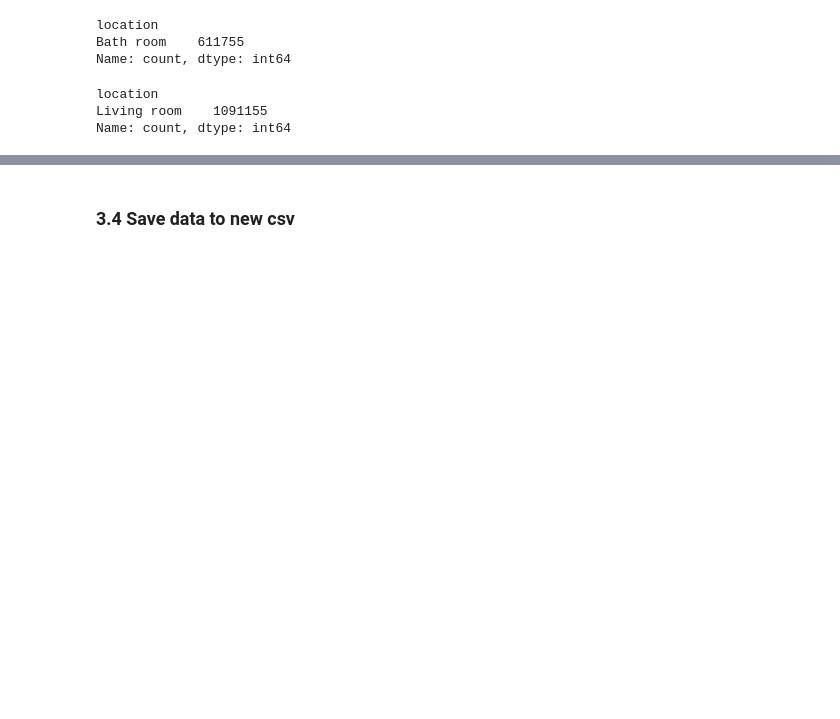
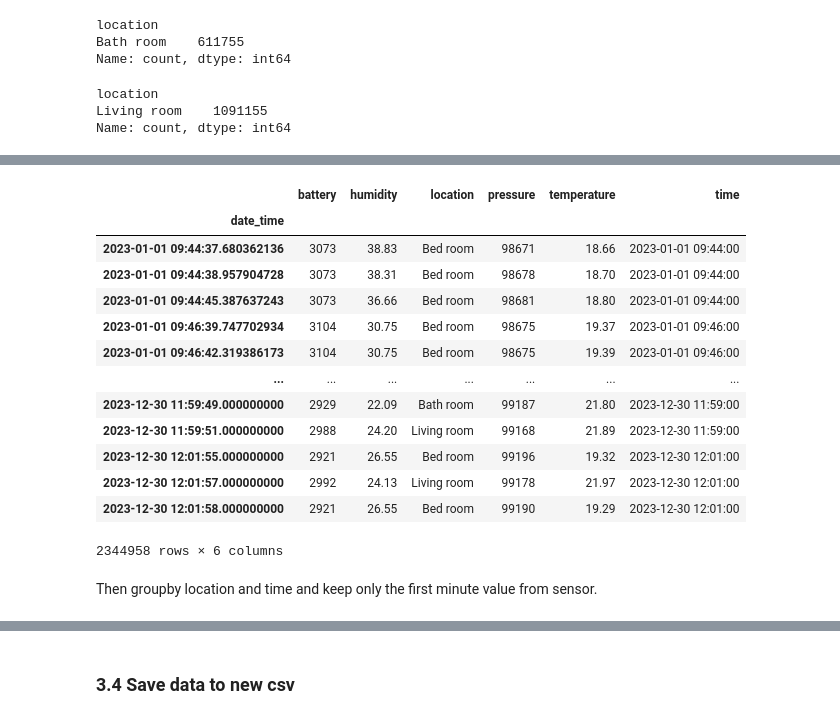
Before and after one commit to kallepesko/RuuviTag-data-made-in-home, a Jupyter notebook: ruuvidata_2023_understand_and_preprocess.ipynb, the cells around one changed output, grey strips where cells are left out. Saved outputs shown, nothing was run; the diff lists cells and outputs as text; code cells hidden in the pictures; blank space fills up the shorter version.

```diff
--- a/ruuvidata_2023_understand_and_preprocess.ipynb
+++ b/ruuvidata_2023_understand_and_preprocess.ipynb
@@ -741,0 +734,19 @@ df = df[df.index > '2022-12-31']
+# %%
+df
+# %% [output]
+|  | battery | humidity | location | pressure | temperature | time |
+| date_time |  |  |  |  |  |  |
+| 2023-01-01 09:44:37.680362136 | 3073 | 38.83 | Bed room | 98671 | 18.66 | 2023-01-01 09:44:00 |
+| 2023-01-01 09:44:38.957904728 | 3073 | 38.31 | Bed room | 98678 | 18.70 | 2023-01-01 09:44:00 |
+| 2023-01-01 09:44:45.387637243 | 3073 | 36.66 | Bed room | 98681 | 18.80 | 2023-01-01 09:44:00 |
+| 2023-01-01 09:46:39.747702934 | 3104 | 30.75 | Bed room | 98675 | 19.37 | 2023-01-01 09:46:00 |
+| 2023-01-01 09:46:42.319386173 | 3104 | 30.75 | Bed room | 98675 | 19.39 | 2023-01-01 09:46:00 |
+| ... | ... | ... | ... | ... | ... | ... |
+| 2023-12-30 11:59:49.000000000 | 2929 | 22.09 | Bath room | 99187 | 21.80 | 2023-12-30 11:59:00 |
+| 2023-12-30 11:59:51.000000000 | 2988 | 24.20 | Living room | 99168 | 21.89 | 2023-12-30 11:59:00 |
+| 2023-12-30 12:01:55.000000000 | 2921 | 26.55 | Bed room | 99196 | 19.32 | 2023-12-30 12:01:00 |
+| 2023-12-30 12:01:57.000000000 | 2992 | 24.13 | Living room | 99178 | 21.97 | 2023-12-30 12:01:00 |
+| 2023-12-30 12:01:58.000000000 | 2921 | 26.55 | Bed room | 99190 | 19.29 | 2023-12-30 12:01:00 |
+2344958 rows × 6 columns
+# %% [markdown]
+Then groupby location and time and keep only the first minute value from sensor.
```
Also changed, not shown: parts of 32 cells of this notebook, 1 other file.
